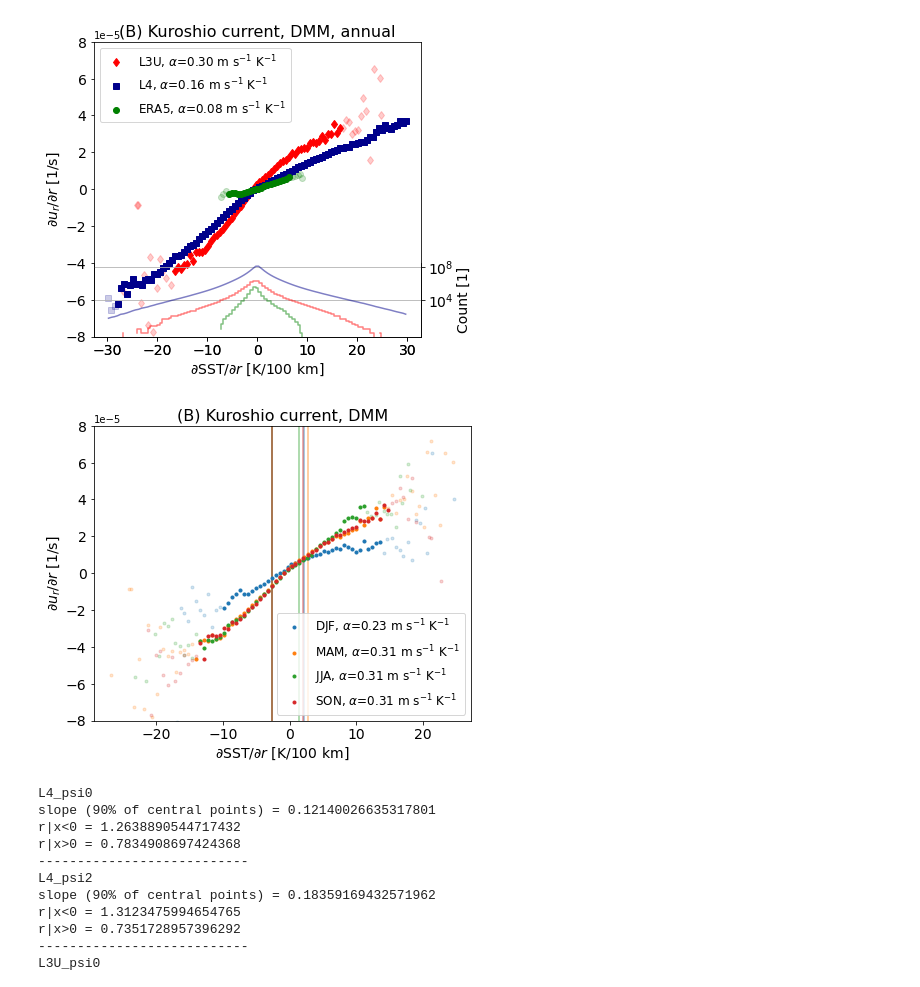
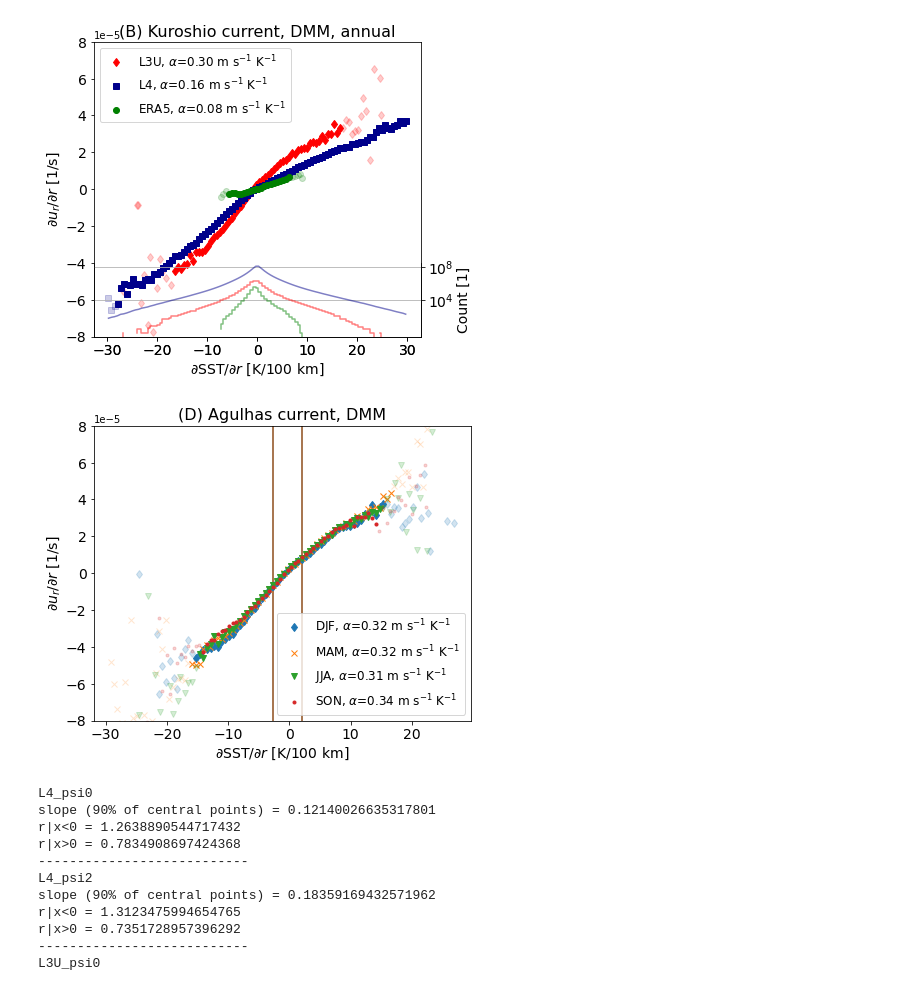
Before and after one commit to agonmer/glauco_wind_sst, a Jupyter notebook: multiple_days_stat_comparison_L3USST_L4SST.ipynb, the cells around one changed output. Cells and saved outputs as stored; diff of their text form; code cells hidden in the pictures.

Commit message:
updated seasonal figure

```diff
--- a/multiple_days_stat_comparison_L3USST_L4SST.ipynb
+++ b/multiple_days_stat_comparison_L3USST_L4SST.ipynb
@@ -139,13 +139,13 @@ minlon = -62.; maxlon = -40.; minlat = 0; maxlat = 20.; sst_vmin = 12; sst_vmax
 #minlon = -62.; maxlon = -48.; minlat = 4.; maxlat = 16.;
 area_str = 'gulf_stream'; area_name = 'Gulf Stream'
 minlon = -83.; maxlon = -30.; minlat = 30.; maxlat = 55.; letter_up='A'; letter_down='C'; letter_deriv='A'
-area_str = 'malvinas'; area_name = 'Malvinas current'
-minlon = -70.; maxlon = 0.; minlat = -60.; maxlat = -30.; letter_up='E'; letter_down='G'; letter_deriv='C'
+#area_str = 'malvinas'; area_name = 'Malvinas current'
+#minlon = -70.; maxlon = 0.; minlat = -60.; maxlat = -30.; letter_up='E'; letter_down='G'; letter_deriv='C'
 # The Agulhas region is so wide that sometimes descending and ascending orbits coexists.
-#area_str = 'agulhas'; area_name = 'Agulhas current'
-#minlon = 0.; maxlon = 100.; minlat = -60.; maxlat = -30.; letter_up='F'; letter_down='H'; letter_deriv='D'
-area_str = 'kuroshio'; area_name = 'Kuroshio current'
-minlon = 140.; maxlon = 180.; minlat = 30.; maxlat = 50.; letter_up='B'; letter_down='D'; letter_deriv='B'
+area_str = 'agulhas'; area_name = 'Agulhas current'
+minlon = 0.; maxlon = 100.; minlat = -60.; maxlat = -30.; letter_up='F'; letter_down='H'; letter_deriv='D'
+#area_str = 'kuroshio'; area_name = 'Kuroshio current'
+#minlon = 140.; maxlon = 180.; minlat = 30.; maxlat = 50.; letter_up='B'; letter_down='D'; letter_deriv='B'
 #area_str = 'western_pacific'; area_name = 'western Pacific'
 #minlon = 130.; maxlon = 160.; minlat = 0.; maxlat = 15.;
 #area_str = 'eastern_pacific'; area_name = 'eastern Pacific'
@@ -246,6 +246,7 @@ else:
 
 oldpath = '/media/agostino/sailboat/glauco/output_txt/'
 newpath = '/media/agostino/twiga-polimi-3/glauco/output_txt/'
+newpath = '/media/fabien/twiga-polimi-3/glauco/output_txt/'
 
 # Check whether the file exists.
 if os.path.exists(newpath+file2save):
@@ -428,47 +429,51 @@ threshold_number = 100
 ax1 = fig.add_subplot(111)
 
 list_str_seasons = ['DJF','MAM','JJA','SON']
+list_markers = ['d','x','v','.']
 ylim_min,ylim_max = -8e-5,8e-5
 
 for jj,season in enumerate(list_str_seasons):
     file2save = 'long_term_distributions_'+area_str+'_'+str_mech+'_'+season+'_sigma'+str(sigma)+'.txt'
-    df = pd.read_csv('/media/agostino/twiga-polimi-3/glauco/output_txt/'+file2save)
+    df = pd.read_csv('/media/fabien/twiga-polimi-3/glauco/output_txt/'+file2save)
+    #df = pd.read_csv('/media/agostino/twiga-polimi-3/glauco/output_txt/'+file2save)
     #df = pd.read_csv('/media/agostino/sailboat/glauco/output_txt/'+file2save)
 
     distribution_control_L3U_psi2 = df['distribution_control_L3U_psi2']
     distribution_L3U_psi2 = df['distribution_L3U_psi2']
     number_of_points_L3U_psi2 = df['number_of_points_L3U_psi2']
 
 
     # Select only the points of the binned scatter plot with a high enough number of original points
     sub_slope, sub_intercept, mdiff, mdiff_negx, mdiff_posx, x5, x95, r_negx, r_posx = nonlinear_metrics(distribution_control_L3U_psi2,distribution_L3U_psi2,number_of_points_L3U_psi2, threshold_number)
 
-    ax1.plot(distribution_control_L3U_psi2*factor_a,distribution_L3U_psi2*factor_b,'.',alpha=0.2,color='C'+str(jj))
+    ax1.plot(distribution_control_L3U_psi2*factor_a,distribution_L3U_psi2*factor_b,list_markers[jj],alpha=0.2,color='C'+str(jj))
+    #ax1.plot(distribution_control_L3U_psi2*factor_a,distribution_L3U_psi2*factor_b,'.',alpha=0.2,color='C'+str(jj))
     ax1.plot(distribution_control_L3U_psi2[number_of_points_L3U_psi2>threshold_number]*factor_a,
-             distribution_L3U_psi2[number_of_points_L3U_psi2>threshold_number]*factor_b,'.',label=season + ', $\\alpha$={s:.2f} '.format(s=sub_slope) + units_slope,color='C'+str(jj))
+             distribution_L3U_psi2[number_of_points_L3U_psi2>threshold_number]*factor_b,list_markers[jj],label=season + ', $\\alpha$={s:.2f} '.format(s=sub_slope) + units_slope,color='C'+str(jj))
+             #distribution_L3U_psi2[number_of_points_L3U_psi2>threshold_number]*factor_b,'.',label=season + ', $\\alpha$={s:.2f} '.format(s=sub_slope) + units_slope,color='C'+str(jj))
 
     ax1.vlines(x5*factor_a,ylim_min,ylim_max,'C'+str(jj),alpha=.5)
     ax1.vlines(x95*factor_a,ylim_min,ylim_max,'C'+str(jj),alpha=.5)
 
 ax1.set_xlabel(x_string,fontsize=14)
 ax1.set_ylabel(y_string,fontsize=14)
 
 if area_str=='eastern_pacific':
     ax1.legend(fontsize=12, loc='upper left')
 else:
     ax1.legend(fontsize=12, loc='lower right')
 
 ax1.tick_params(axis='both', labelsize=14)
 #ax1.grid()
 ax1.set_ylim([ylim_min,ylim_max])
 
 str_title = '('+letter_deriv+') '+area_name + ', ' + str_mech
 ax1.set_title(str_title, fontsize=16)
 
 figure_name = 'fb_hist_L3U_psi2_seasonalcycle_' + area_str + '_' + str_mech + '.png'
 plt.savefig('./figures/'+figure_name,bbox_inches='tight')
 # %% [output]
-[figure, old version]
+[figure, new version]
 # %%
 #fig = plt.figure(figsize=(8., 8.), constrained_layout=True)
 #spec = fig.add_gridspec(4, 4)
```
